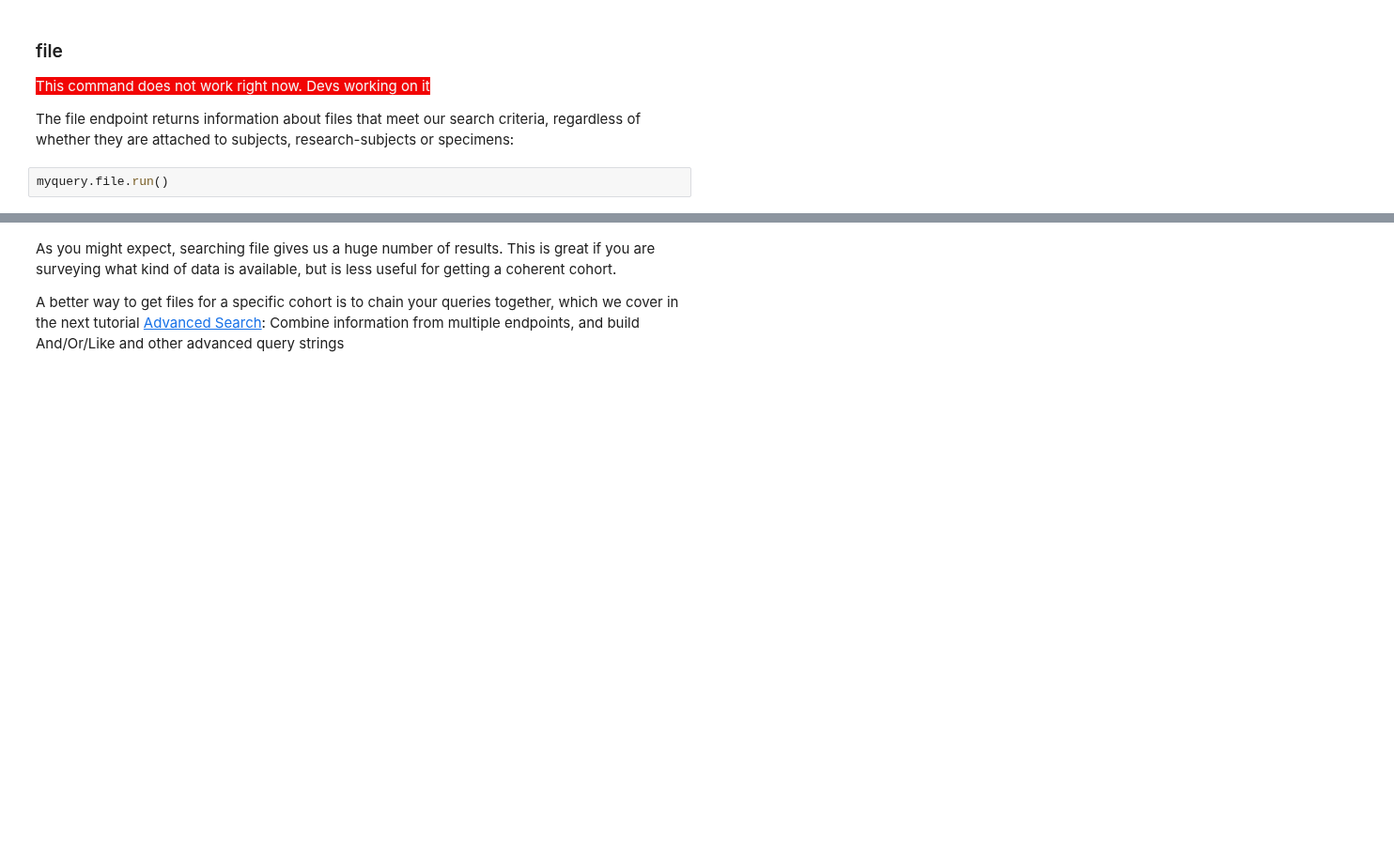
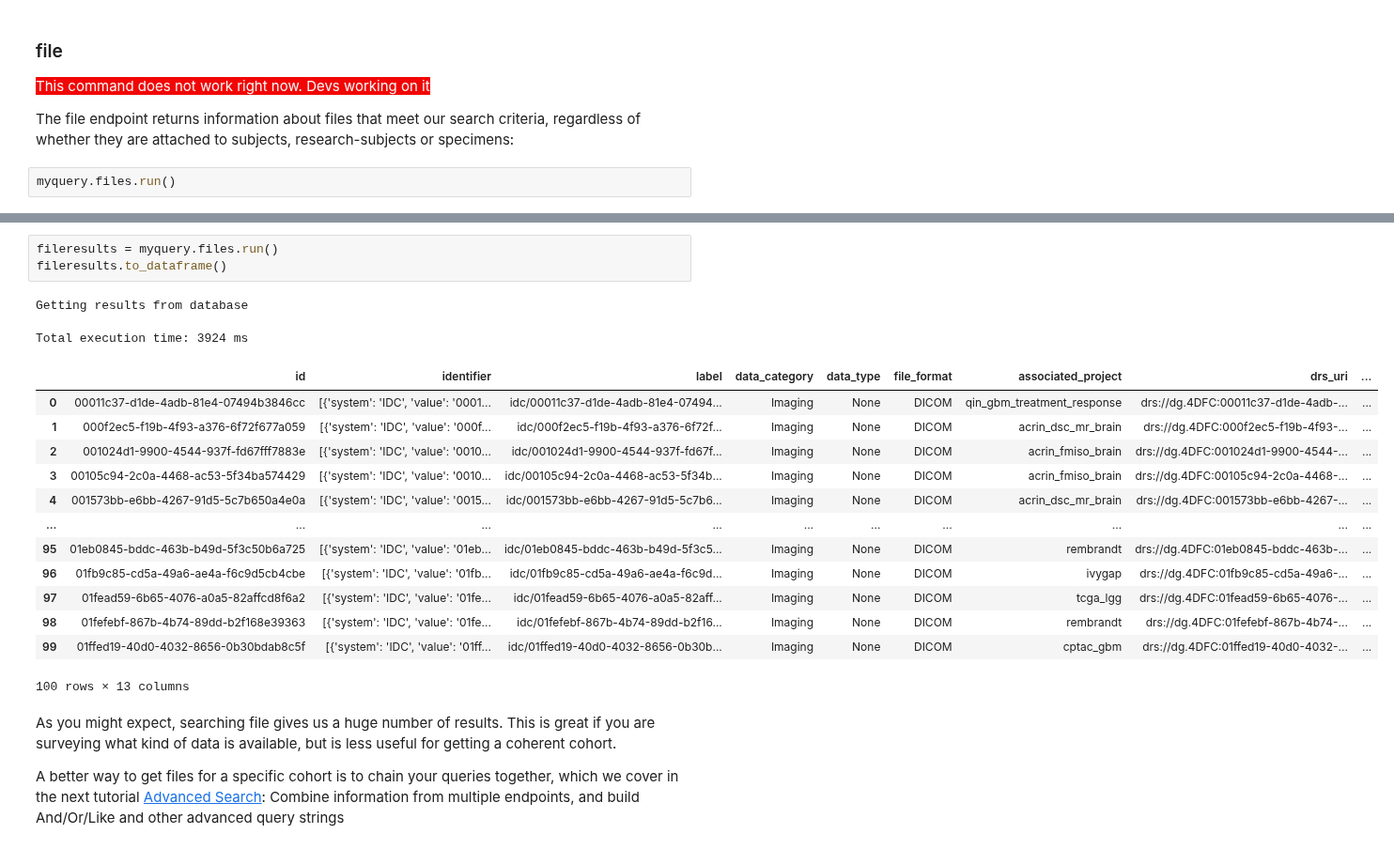
Before and after one commit to CancerDataAggregator/CDA-HelpDesk, a Jupyter notebook: docs/Documentation/ExampleNotebooks/BasicSearch.ipynb, the cells around one changed output, grey strips where cells are left out. Shown at 94% size. Cells and saved outputs as stored; diff of their text form; blank space fills up the shorter version.

```diff
--- a/docs/Documentation/ExampleNotebooks/BasicSearch.ipynb
+++ b/docs/Documentation/ExampleNotebooks/BasicSearch.ipynb
@@ -177,5 +195,5 @@ specresults.to_dataframe()
 
 The file endpoint returns information about files that meet our search criteria, regardless of whether they are attached to subjects, research-subjects or specimens:
 # %%
-myquery.file.run()
+myquery.files.run()
 # %% [output]
@@ -183,3 +208,22 @@ AttributeError: 'Q' object has no attribute 'file'
+# %%
+fileresults = myquery.files.run()
+fileresults.to_dataframe()
+# %% [output]
+Getting results from database
+Total execution time: 3924 ms
+|  | id | identifier | label | data_category | data_type | file_format | associated_project | drs_uri | ... |
+| 0 | 00011c37-d1de-4adb-81e4-07494b3846cc | [{'system': 'IDC', 'value': '0001... | idc/00011c37-d1de-4adb-81e4-07494... | Imaging | None | DICOM | qin_gbm_treatment_response | drs://dg.4DFC:00011c37-d1de-4adb-... | ... |
+| 1 | 000f2ec5-f19b-4f93-a376-6f72f677a059 | [{'system': 'IDC', 'value': '000f... | idc/000f2ec5-f19b-4f93-a376-6f72f... | Imaging | None | DICOM | acrin_dsc_mr_brain | drs://dg.4DFC:000f2ec5-f19b-4f93-... | ... |
+| 2 | 001024d1-9900-4544-937f-fd67fff7883e | [{'system': 'IDC', 'value': '0010... | idc/001024d1-9900-4544-937f-fd67f... | Imaging | None | DICOM | acrin_fmiso_brain | drs://dg.4DFC:001024d1-9900-4544-... | ... |
+| 3 | 00105c94-2c0a-4468-ac53-5f34ba574429 | [{'system': 'IDC', 'value': '0010... | idc/00105c94-2c0a-4468-ac53-5f34b... | Imaging | None | DICOM | acrin_fmiso_brain | drs://dg.4DFC:00105c94-2c0a-4468-... | ... |
+| 4 | 001573bb-e6bb-4267-91d5-5c7b650a4e0a | [{'system': 'IDC', 'value': '0015... | idc/001573bb-e6bb-4267-91d5-5c7b6... | Imaging | None | DICOM | acrin_dsc_mr_brain | drs://dg.4DFC:001573bb-e6bb-4267-... | ... |
+| ... | ... | ... | ... | ... | ... | ... | ... | ... | ... |
+| 95 | 01eb0845-bddc-463b-b49d-5f3c50b6a725 | [{'system': 'IDC', 'value': '01eb... | idc/01eb0845-bddc-463b-b49d-5f3c5... | Imaging | None | DICOM | rembrandt | drs://dg.4DFC:01eb0845-bddc-463b-... | ... |
+| 96 | 01fb9c85-cd5a-49a6-ae4a-f6c9d5cb4cbe | [{'system': 'IDC', 'value': '01fb... | idc/01fb9c85-cd5a-49a6-ae4a-f6c9d... | Imaging | None | DICOM | ivygap | drs://dg.4DFC:01fb9c85-cd5a-49a6-... | ... |
+| 97 | 01fead59-6b65-4076-a0a5-82affcd8f6a2 | [{'system': 'IDC', 'value': '01fe... | idc/01fead59-6b65-4076-a0a5-82aff... | Imaging | None | DICOM | tcga_lgg | drs://dg.4DFC:01fead59-6b65-4076-... | ... |
+| 98 | 01fefebf-867b-4b74-89dd-b2f168e39363 | [{'system': 'IDC', 'value': '01fe... | idc/01fefebf-867b-4b74-89dd-b2f16... | Imaging | None | DICOM | rembrandt | drs://dg.4DFC:01fefebf-867b-4b74-... | ... |
+| 99 | 01ffed19-40d0-4032-8656-0b30bdab8c5f | [{'system': 'IDC', 'value': '01ff... | idc/01ffed19-40d0-4032-8656-0b30b... | Imaging | None | DICOM | cptac_gbm | drs://dg.4DFC:01ffed19-40d0-4032-... | ... |
+100 rows × 13 columns
 # %% [markdown]
 As you might expect, searching file gives us a huge number of results. This is great if you are surveying what kind of data is available, but is less useful for getting a coherent cohort.
 
```
Also changed, not shown: parts of 9 cells of this notebook, 1 other file.
